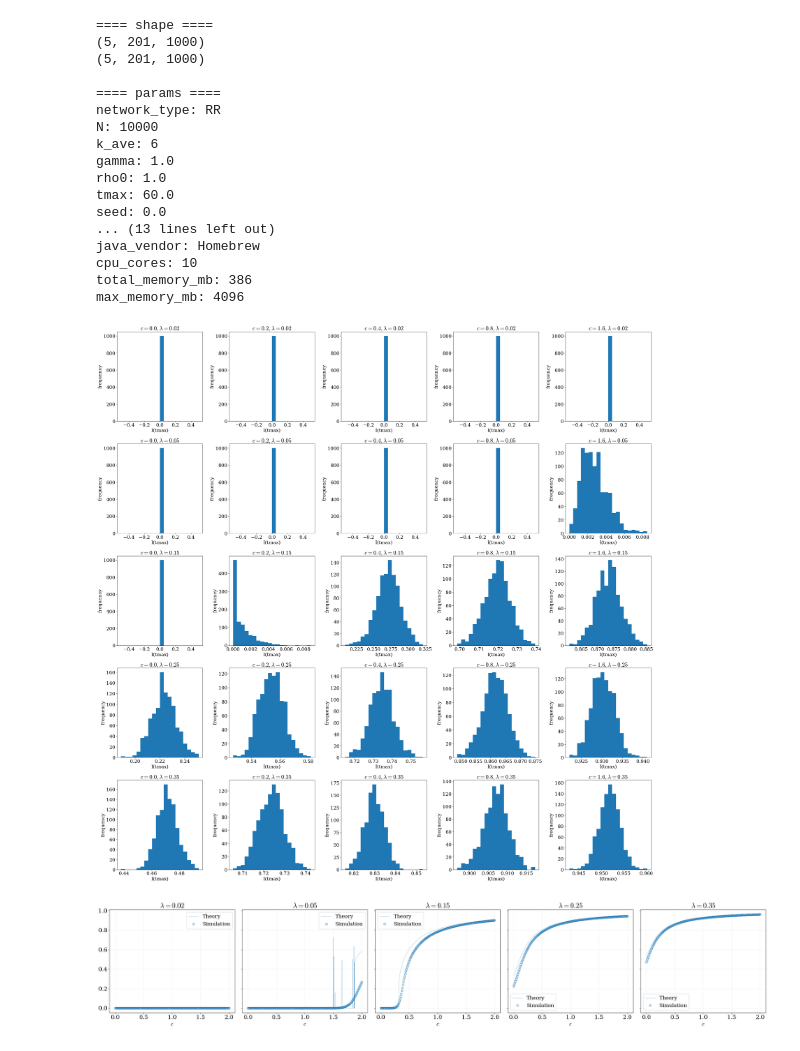
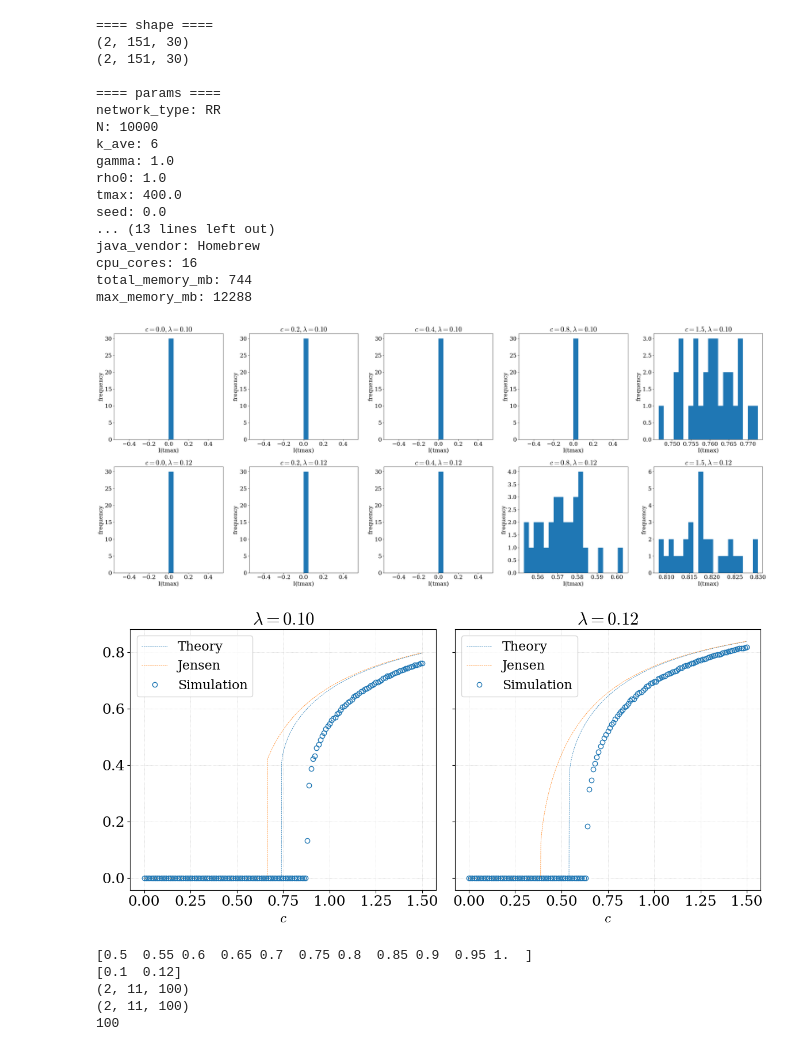
Before and after one commit to Kojirouuuu/trend-sar, a Jupyter notebook: notebook/sis_c.ipynb, the cells around one changed output. Drawn from its saved outputs; the diff is of its cells as text; code cells hidden in the pictures.

```diff
--- a/notebook/sis_c.ipynb
+++ b/notebook/sis_c.ipynb
@@ -42,7 +42,7 @@ Usage:
 
 from __future__ import annotations
 
-output_path = os.path.abspath(os.path.join('..', 'output/sis/RR/N=10000'))
+output_path = os.path.abspath(os.path.join('..', 'output/sis/RR/z=6/N=10000c'))
 # output_path = os.path.abspath(os.path.join('..', 'java-project', 'output'))
 if output_path not in sys.path:
     sys.path.append(output_path)
@@ -285,5 +447,5 @@ def theta_to_I(deg_list, pk, lamb, gamma, Theta, c=0):
 # %%
-times_all, infected_num_all, axes = load()
+times_all, infected_num_all, axes = load(max_file_num=3)
 meta = _read_metadata()
 network_type = axes["network_type"]
 N = axes["N"]
@@ -335,8 +488,8 @@ for key, value in meta.items():
     print(f"{key}: {value}")
 # %% [output]
 ==== shape ====
-(5, 201, 1000)
-(5, 201, 1000)
+(2, 151, 30)
+(2, 151, 30)
 
 ==== params ====
 network_type: RR
@@ -344,15 +497,15 @@ N: 10000
 k_ave: 6
 gamma: 1.0
 rho0: 1.0
-tmax: 60.0
+tmax: 400.0
 seed: 0.0
 ... (13 lines left out)
 java_vendor: Homebrew
-cpu_cores: 10
-total_memory_mb: 386
-max_memory_mb: 4096
+cpu_cores: 16
+total_memory_mb: 744
+max_memory_mb: 12288
 # %%
-c_idx_list = [0, 20, 40, 80, 160]
+c_idx_list = [0, 20, 40, 80, 150]
 # %%
 threshold = -1
 
@@ -375,20 +528,20 @@ for lamb_idx, lamb in enumerate(lambda_list):
         else:
             valid_last_I[lamb_idx, c_idx] = np.mean(non_valid)
 # %%
-fig, axes = plt.subplots(len(lambda_list), len(c_idx_list), figsize=(6 * len(lambda_list), 6 * len(c_idx_list)))
+fig, axes = plt.subplots(len(lambda_list), len(c_idx_list), figsize=(6 * len(c_idx_list), 6 * len(lambda_list)))
 
 for l_idx, lamb in enumerate(lambda_list):
     for cidx, c_idx in enumerate(c_idx_list):
         c = c_values[c_idx]
         axes[l_idx, cidx].hist(last_I[l_idx, c_idx, :]/N, bins=20)
         axes[l_idx, cidx].set_title(rf"$c={c}, \lambda={lamb:.2f}$")
         axes[l_idx, cidx].set_xlabel("I(tmax)")
         axes[l_idx, cidx].set_ylabel("frequency")
 
 fig.tight_layout()
 
 plt.show()
 # %% [output]
-[figure, old version]
+[figure, new version]
 # %%
 c_values_for_theory = np.linspace(np.min(c_values), np.max(c_values), 1000)
@@ -437,11 +588,8 @@ for lidx, lamb in enumerate(lambda_list):
 fig, axes = plt.subplots(1, len(lambda_list), figsize=(6 * len(lambda_list), 6), sharey=True)
 
 for l_idx, lamb in enumerate(lambda_list):
-    to_Is = np.zeros(len(c_values_for_theory))
-    for c_idx, c in enumerate(c_values_for_theory):
-        to_I = theta_to_I(deg_list, pk, lamb, gamma, theta_all[l_idx, c_idx], c=c)
-        to_Is[c_idx] = to_I
-    axes[l_idx].plot(c_values_for_theory, to_Is, color=colors[0], label="Theory", linestyle="--", linewidth=0.5)
+    axes[l_idx].plot(c_values_for_theory, I_all_theory[l_idx, :], color=colors[0], label="Theory", linestyle="--", linewidth=0.5)
+    axes[l_idx].plot(c_values_for_theory, I_all_jensen[l_idx, :], color=colors[1], label="Jensen", linestyle="--", linewidth=0.5)
 
     valid_mean_I = valid_last_I[l_idx, :]
     axes[l_idx].plot(c_values, valid_mean_I/N, label="Simulation", linestyle="", marker="o", markersize=6, markerfacecolor="none", markeredgecolor=colors[0])
@@ -454,4 +602,27 @@ fig.tight_layout()
 
 plt.show()
 # %% [output]
-[figure, old version]
+[figure, new version]
+# %%
+python_N = 1000
+python_out_dir = f"../output/sis/{network_type}/z={k_ave}/N={python_N}time"
+
+res = np.load(os.path.join(python_out_dir, "python.npz"), allow_pickle=True)
+c_values_python = res["c_values"]
+lamb_list_python = res["lamb_list"]
+I_all_python = res["I_all"]
+times_all_python = res["times_all"]
+
+total_itr_python = times_all_python.shape[2]
+
+print(c_values_python)
+print(lamb_list_python)
+print(I_all_python.shape)
+print(times_all_python.shape)
+print(total_itr_python)
+# %% [output]
+[0.5  0.55 0.6  0.65 0.7  0.75 0.8  0.85 0.9  0.95 1.  ]
+[0.1  0.12]
+(2, 11, 100)
+(2, 11, 100)
+100
```
Also changed, not shown: parts of 6 cells of this notebook, 35 other files.
